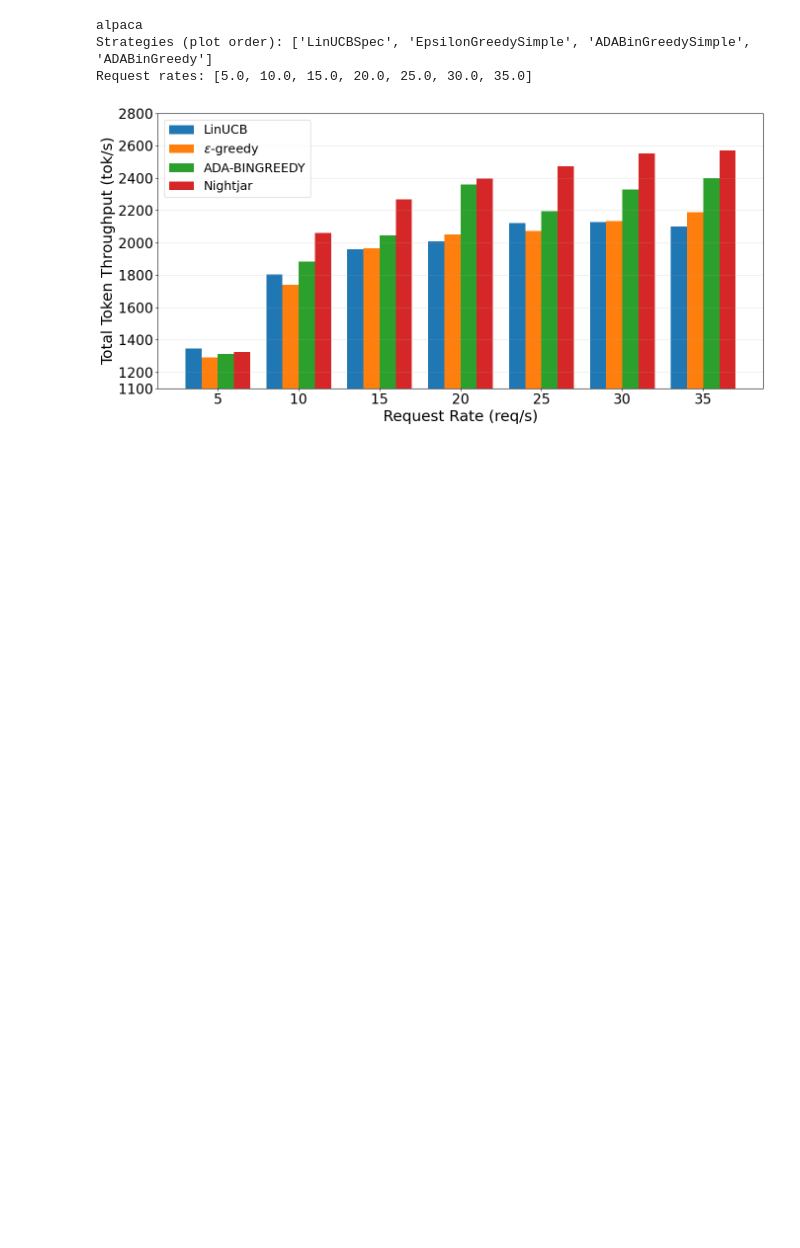
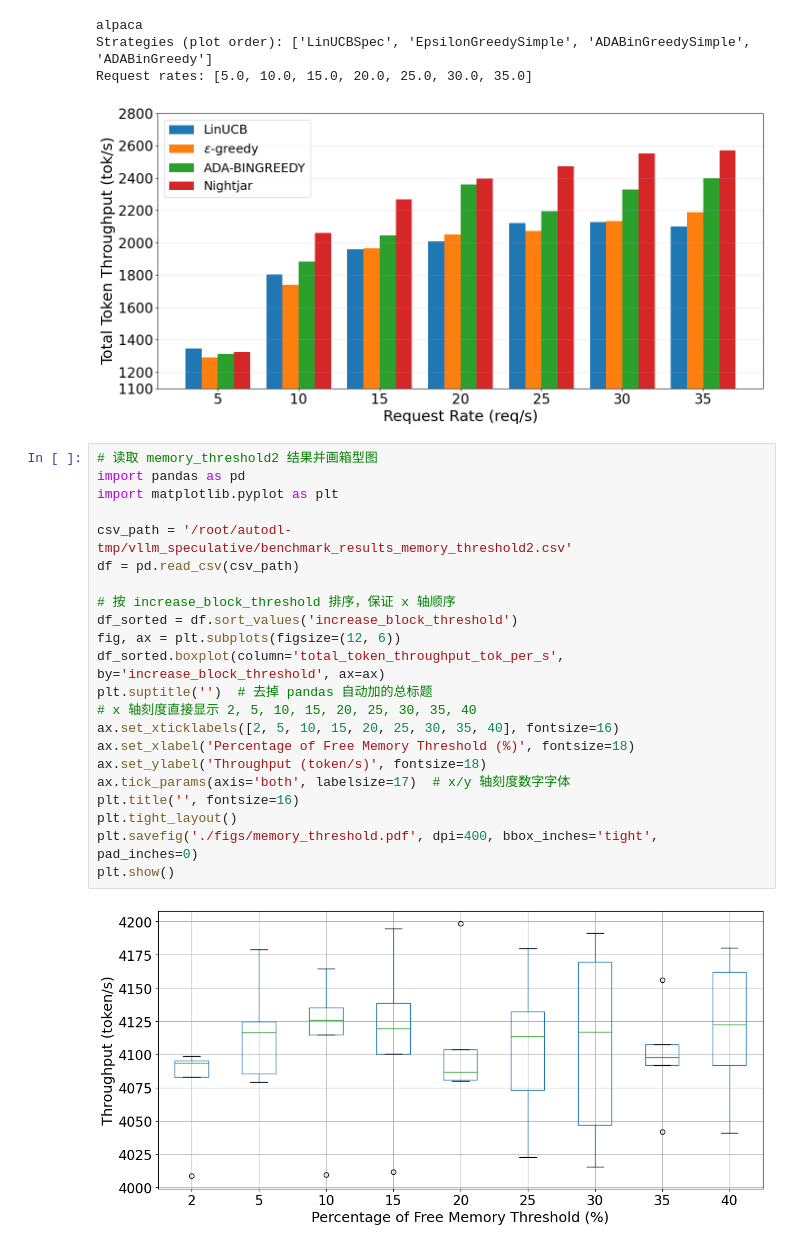
Before and after one commit to lihuahua123/vllm_speculative, a Jupyter notebook: exps/draw2.ipynb, the cells around one changed output. Drawn from its saved outputs; the diff is of its cells as text; blank space fills up the shorter version.

```diff
--- a/exps/draw2.ipynb
+++ b/exps/draw2.ipynb
@@ -1780,3 +1769,27 @@ alpaca
 Strategies (plot order): ['LinUCBSpec', 'EpsilonGreedySimple', 'ADABinGreedySimple', 'ADABinGreedy']
 Request rates: [5.0, 10.0, 15.0, 20.0, 25.0, 30.0, 35.0]
 [figure]
+# %%
+# 读取 memory_threshold2 结果并画箱型图
+import pandas as pd
+import matplotlib.pyplot as plt
+
+csv_path = '/root/autodl-tmp/vllm_speculative/benchmark_results_memory_threshold2.csv'
+df = pd.read_csv(csv_path)
+
+# 按 increase_block_threshold 排序，保证 x 轴顺序
+df_sorted = df.sort_values('increase_block_threshold')
+fig, ax = plt.subplots(figsize=(12, 6))
+df_sorted.boxplot(column='total_token_throughput_tok_per_s', by='increase_block_threshold', ax=ax)
+plt.suptitle('')  # 去掉 pandas 自动加的总标题
+# x 轴刻度直接显示 2, 5, 10, 15, 20, 25, 30, 35, 40
+ax.set_xticklabels([2, 5, 10, 15, 20, 25, 30, 35, 40], fontsize=16)
+ax.set_xlabel('Percentage of Free Memory Threshold (%)', fontsize=18)
+ax.set_ylabel('Throughput (token/s)', fontsize=18)
+ax.tick_params(axis='both', labelsize=17)  # x/y 轴刻度数字字体
+plt.title('', fontsize=16)
+plt.tight_layout()
+plt.savefig('./figs/memory_threshold.pdf', dpi=400, bbox_inches='tight', pad_inches=0)
+plt.show()
+# %% [output]
+[figure, added]
```
Also changed, not shown: parts of 2 cells of this notebook, 1 other file.
